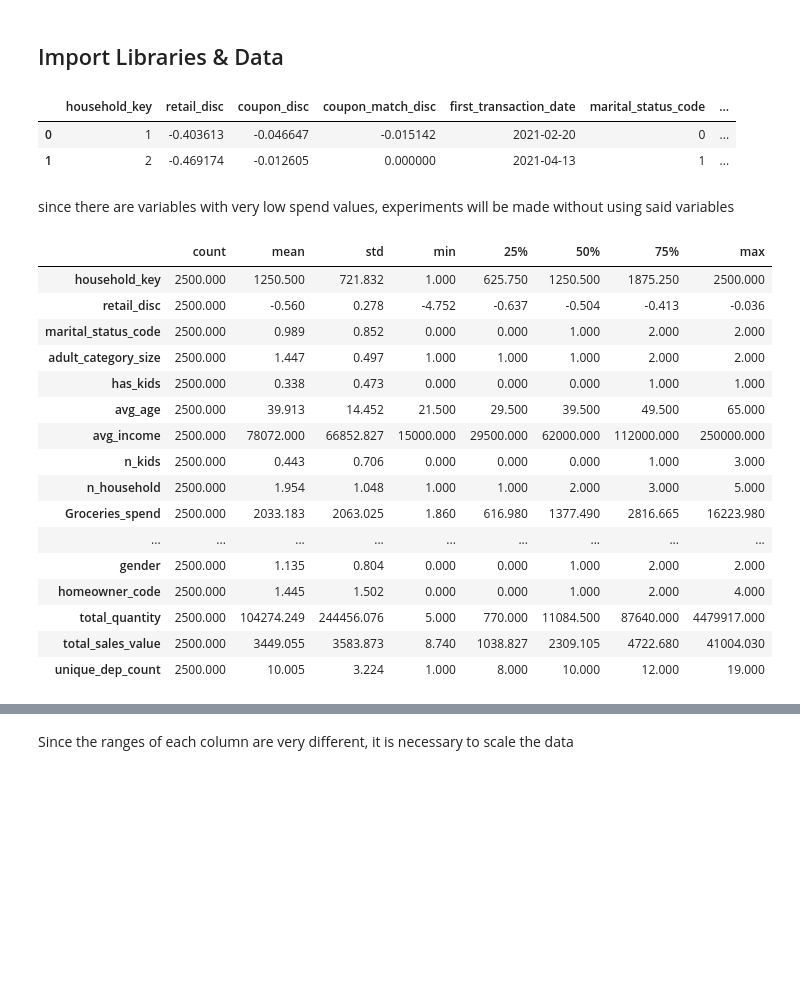
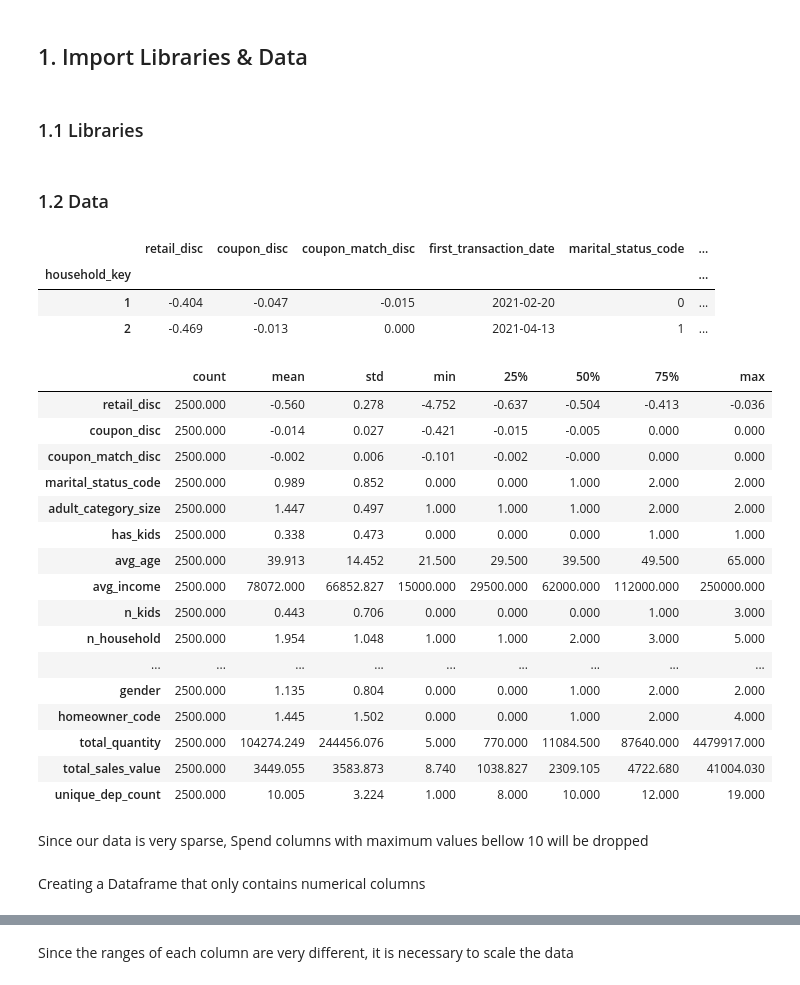
Before and after one commit to antoniooliveira03/Projects, a Jupyter notebook: NTT Project/05_Clustering.ipynb, the cells around one changed output, grey strips where cells are left out. Cells and saved outputs as stored; diff of their text form; code cells hidden in the pictures; blank space fills up the shorter version.

```diff
--- a/NTT Project/05_Clustering.ipynb
+++ b/NTT Project/05_Clustering.ipynb
@@ -3,5 +41,7 @@
 # %% [markdown]
-## Import Libraries & Data
+## 1. Import Libraries & Data
+# %% [markdown]
+### 1.1 Libraries
 # %%
 import pandas as pd
 import numpy as np
@@ -26,26 +66,28 @@ import matplotlib.pyplot as plt
 import functions
 
 pd.set_option('display.max_columns', None)
+# %% [markdown]
+### 1.2 Data
 # %%
 path = '/Users/antoniooliveira/Downloads/NTT project/Clustering'
 #path = "C:/Users/aprataso/Downloads/final_data/Clustering"
 
 customer_info = pd.read_csv(f'{path}/customer_info_treated.csv')
-customer_info.set_index('household_key')
+customer_info = customer_info.set_index('household_key')
 customer_info.head(2)
 # %% [output]
-|  | household_key | retail_disc | coupon_disc | coupon_match_disc | first_transaction_date | marital_status_code | ... |
-| 0 | 1 | -0.403613 | -0.046647 | -0.015142 | 2021-02-20 | 0 | ... |
-| 1 | 2 | -0.469174 | -0.012605 | 0.000000 | 2021-04-13 | 1 | ... |
+|  | retail_disc | coupon_disc | coupon_match_disc | first_transaction_date | marital_status_code | ... |
+| household_key |  |  |  |  |  | ... |
+| 1 | -0.404 | -0.047 | -0.015 | 2021-02-20 | 0 | ... |
+| 2 | -0.469 | -0.013 | 0.000 | 2021-04-13 | 1 | ... |
-# %% [markdown]
-since there are variables with very low spend values, experiments will be made without using said variables
 # %%
 pd.set_option('display.float_format', '{:.3f}'.format)
 customer_info.describe().T
 # %% [output]
 |  | count | mean | std | min | 25% | 50% | 75% | max |
-| household_key | 2500.000 | 1250.500 | 721.832 | 1.000 | 625.750 | 1250.500 | 1875.250 | 2500.000 |
 | retail_disc | 2500.000 | -0.560 | 0.278 | -4.752 | -0.637 | -0.504 | -0.413 | -0.036 |
+| coupon_disc | 2500.000 | -0.014 | 0.027 | -0.421 | -0.015 | -0.005 | 0.000 | 0.000 |
+| coupon_match_disc | 2500.000 | -0.002 | 0.006 | -0.101 | -0.002 | -0.000 | 0.000 | 0.000 |
 | marital_status_code | 2500.000 | 0.989 | 0.852 | 0.000 | 0.000 | 1.000 | 2.000 | 2.000 |
 | adult_category_size | 2500.000 | 1.447 | 0.497 | 1.000 | 1.000 | 1.000 | 2.000 | 2.000 |
 | has_kids | 2500.000 | 0.338 | 0.473 | 0.000 | 0.000 | 0.000 | 1.000 | 1.000 |
@@ -53,11 +95,12 @@ customer_info.describe().T
 | avg_income | 2500.000 | 78072.000 | 66852.827 | 15000.000 | 29500.000 | 62000.000 | 112000.000 | 250000.000 |
 | n_kids | 2500.000 | 0.443 | 0.706 | 0.000 | 0.000 | 0.000 | 1.000 | 3.000 |
 | n_household | 2500.000 | 1.954 | 1.048 | 1.000 | 1.000 | 2.000 | 3.000 | 5.000 |
-| Groceries_spend | 2500.000 | 2033.183 | 2063.025 | 1.860 | 616.980 | 1377.490 | 2816.665 | 16223.980 |
 | ... | ... | ... | ... | ... | ... | ... | ... | ... |
 | gender | 2500.000 | 1.135 | 0.804 | 0.000 | 0.000 | 1.000 | 2.000 | 2.000 |
 | homeowner_code | 2500.000 | 1.445 | 1.502 | 0.000 | 0.000 | 1.000 | 2.000 | 4.000 |
 | total_quantity | 2500.000 | 104274.249 | 244456.076 | 5.000 | 770.000 | 11084.500 | 87640.000 | 4479917.000 |
 | total_sales_value | 2500.000 | 3449.055 | 3583.873 | 8.740 | 1038.827 | 2309.105 | 4722.680 | 41004.030 |
 | unique_dep_count | 2500.000 | 10.005 | 3.224 | 1.000 | 8.000 | 10.000 | 12.000 | 19.000 |
+# %% [markdown]
+Since our data is very sparse, Spend columns with maximum values bellow 10 will be dropped
 # %%
@@ -72,3 +110,5 @@ customer_info = customer_info.drop(['VIDEO RENTAL_spend', 'Photo/Video_spend',
+# %% [markdown]
+Creating a Dataframe that only contains numerical columns
 # %%
 info_numeric = customer_info.loc[:, ~customer_info.columns.isin(
     ['homeowner_desc', 'marital_status', 'age_group',
```
Also changed, not shown: parts of 38 cells of this notebook.
